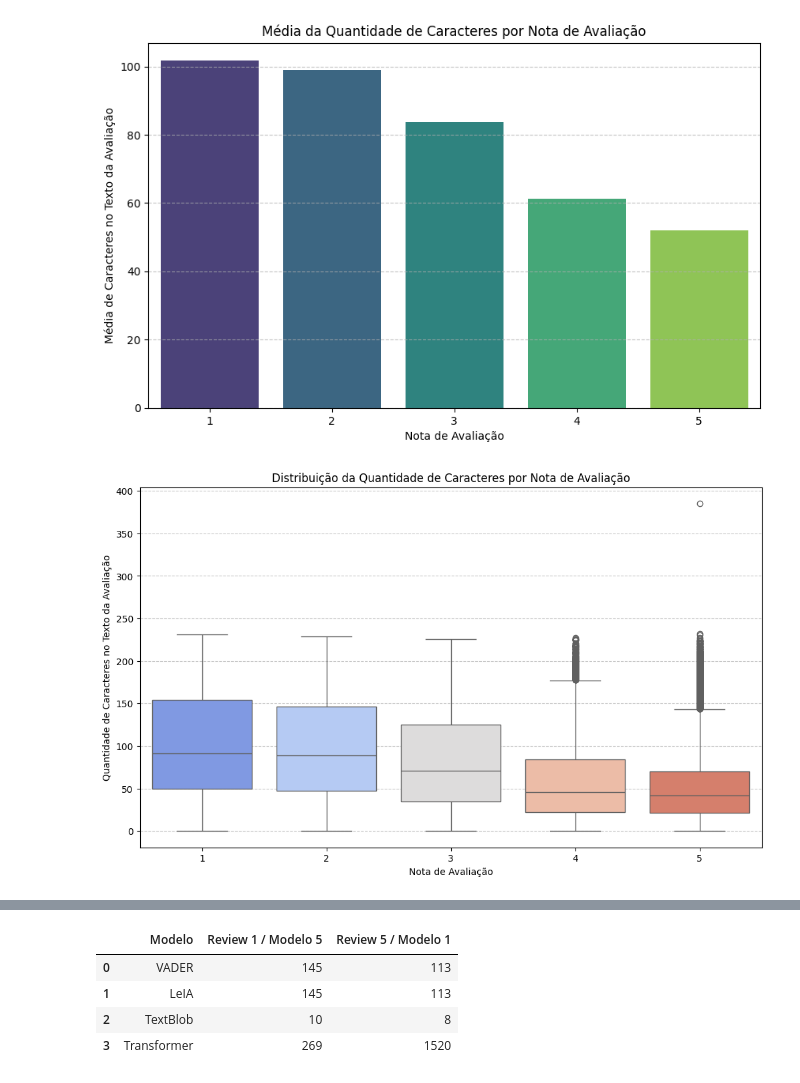
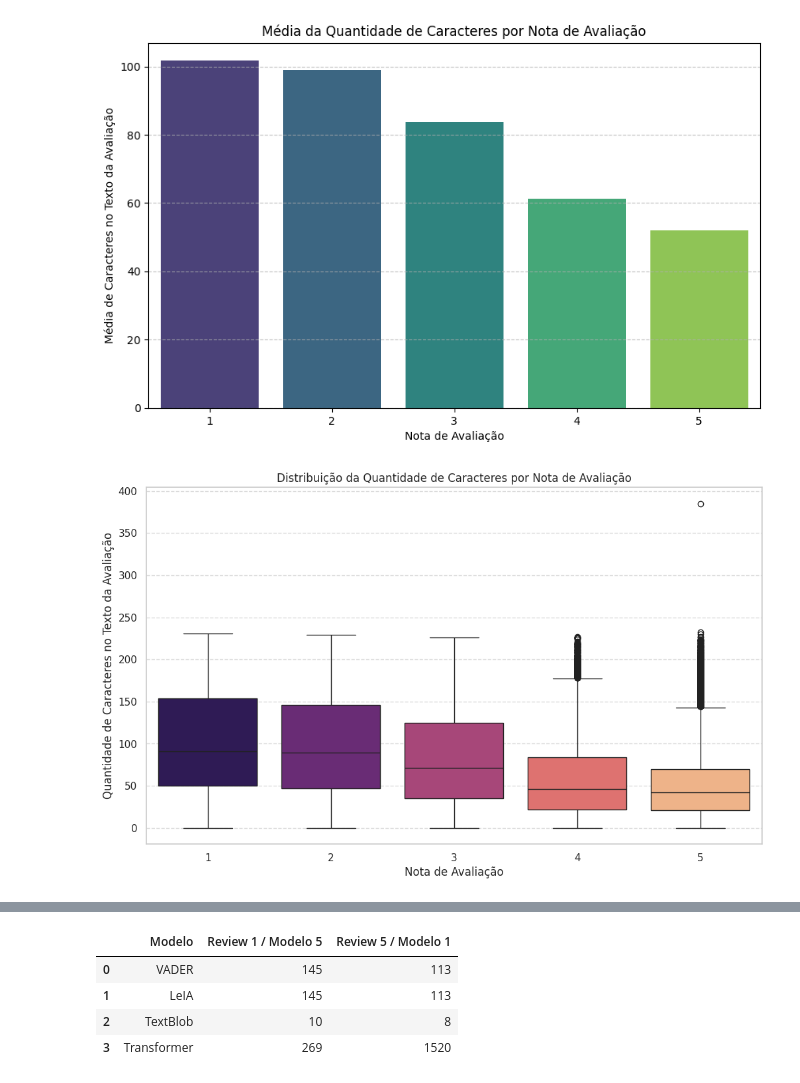
Before and after one commit to letsouzza/ProjetoIntegrador_Unisenai, a Jupyter notebook: ProjetoIntegrador.ipynb, the cells around one changed output, grey strips where cells are left out. Saved outputs shown, nothing was run; the diff lists cells and outputs as text; code cells hidden in the pictures.

```diff
--- a/ProjetoIntegrador.ipynb
+++ b/ProjetoIntegrador.ipynb
@@ -727,11 +885,11 @@ plt.show()
 # %%
 # Para uma análise mais detalhada, podemos usar um boxplot para ver a distribuição da quantidade de caracteres por nota.
 plt.figure(figsize=(12, 7))
-sns.boxplot(x='review_score', y='review_text_length', data=df_avaliacoes_limpo, palette='coolwarm')
+sns.boxplot(x='review_score', y='review_text_length', data=df_avaliacoes_limpo, palette='magma')
 plt.title('Distribuição da Quantidade de Caracteres por Nota de Avaliação')
 plt.xlabel('Nota de Avaliação')
 plt.ylabel('Quantidade de Caracteres no Texto da Avaliação')
 plt.grid(axis='y', linestyle='--', alpha=0.7)
 plt.show()
 # %% [output]
-[figure, old version]
+[figure, new version]
```
Also changed, not shown: parts of 38 cells of this notebook.
